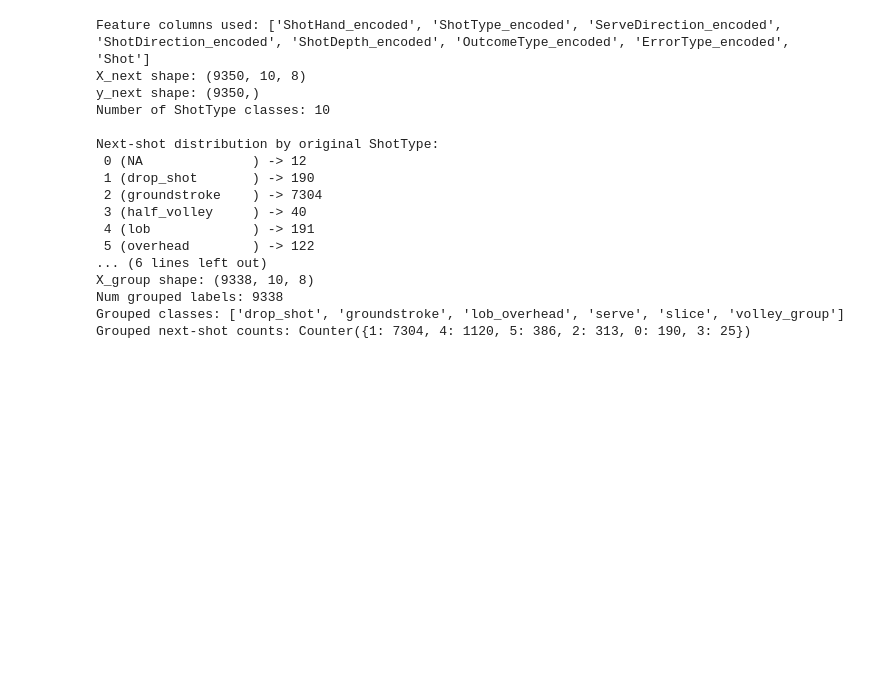
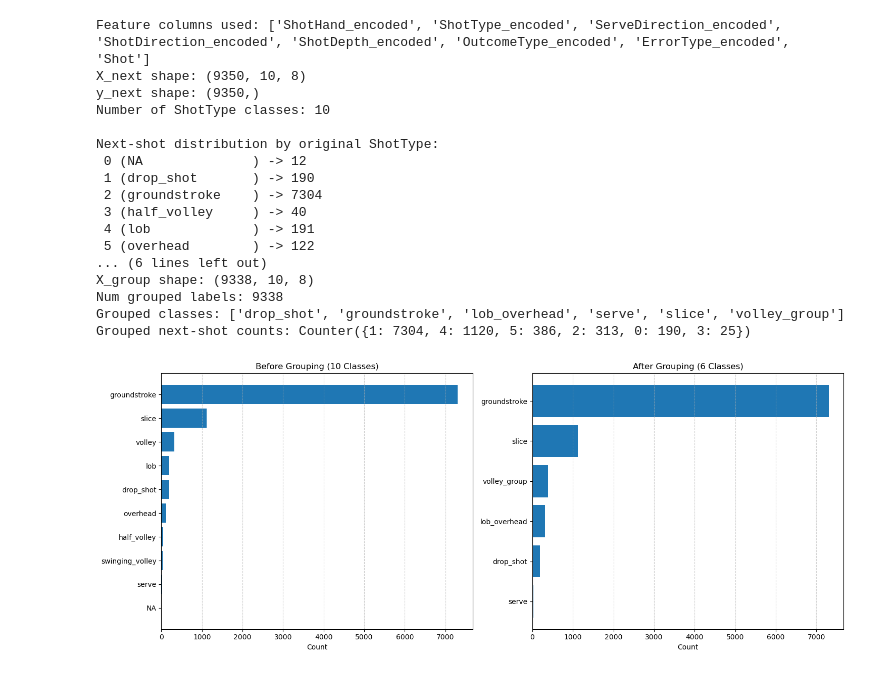
Before and after one commit to fdac25/tennis, a Jupyter notebook: notebooks/04_next_shot_prediction.ipynb, the cells around one changed output. Cells and saved outputs as stored; diff of their text form; code cells hidden in the pictures; blank space fills up the shorter version.

Commit message:
add visuals

```diff
--- a/notebooks/04_next_shot_prediction.ipynb
+++ b/notebooks/04_next_shot_prediction.ipynb
@@ -186,6 +186,54 @@ X_group shape: (9338, 10, 8)
 Num grouped labels: 9338
 Grouped classes: ['drop_shot', 'groundstroke', 'lob_overhead', 'serve', 'slice', 'volley_group']
 Grouped next-shot counts: Counter({1: 7304, 4: 1120, 5: 386, 2: 313, 0: 190, 3: 25})
+# %%
+import numpy as np
+import matplotlib.pyplot as plt
+from collections import Counter
+
+# -----------------------------------
+# 1. Original class counts
+# -----------------------------------
+orig_counts = Counter(y_next)
+orig_names = [shottype_le.inverse_transform([k])[0] for k in orig_counts.keys()]
+orig_vals = [orig_counts[k] for k in orig_counts.keys()]
+
+# Sort original
+orig_pairs = sorted(zip(orig_vals, orig_names))
+orig_vals_sorted, orig_names_sorted = zip(*orig_pairs)
+
+# -----------------------------------
+# 2. Grouped class counts
+# -----------------------------------
+group_counts = Counter(y_group)
+group_names = list(group_le.classes_)
+group_vals = [group_counts[i] for i in range(len(group_names))]
+
+# Sort grouped
+group_pairs = sorted(zip(group_vals, group_names))
+group_vals_sorted, group_names_sorted = zip(*group_pairs)
+
+# -----------------------------------
+# 3. Plot side-by-side horizontal bars
+# -----------------------------------
+plt.figure(figsize=(15, 6))
+
+plt.subplot(1, 2, 1)
+plt.barh(orig_names_sorted, orig_vals_sorted)
+plt.title("Before Grouping (10 Classes)")
+plt.xlabel("Count")
+plt.grid(axis='x', linestyle='--', alpha=0.6)
+
+plt.subplot(1, 2, 2)
+plt.barh(group_names_sorted, group_vals_sorted)
+plt.title("After Grouping (6 Classes)")
+plt.xlabel("Count")
+plt.grid(axis='x', linestyle='--', alpha=0.6)
+
+plt.tight_layout()
+plt.show()
+# %% [output]
+[figure, added]
 # %%
 # 1. Load grouped data
 X_group = np.load("X_next_grouped.npy")   # (9338, 10, 8)
```
Also changed, not shown: parts of 3 cells of this notebook.
